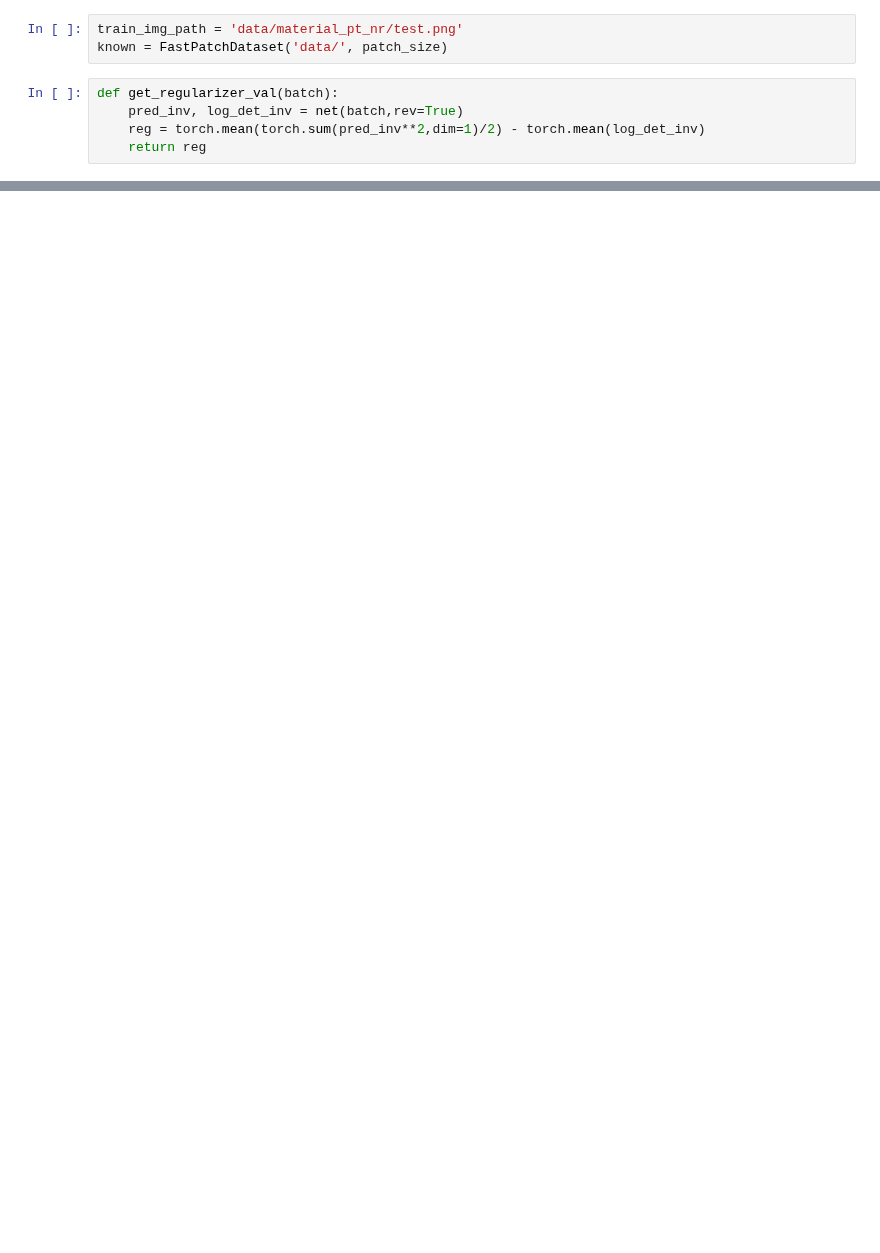
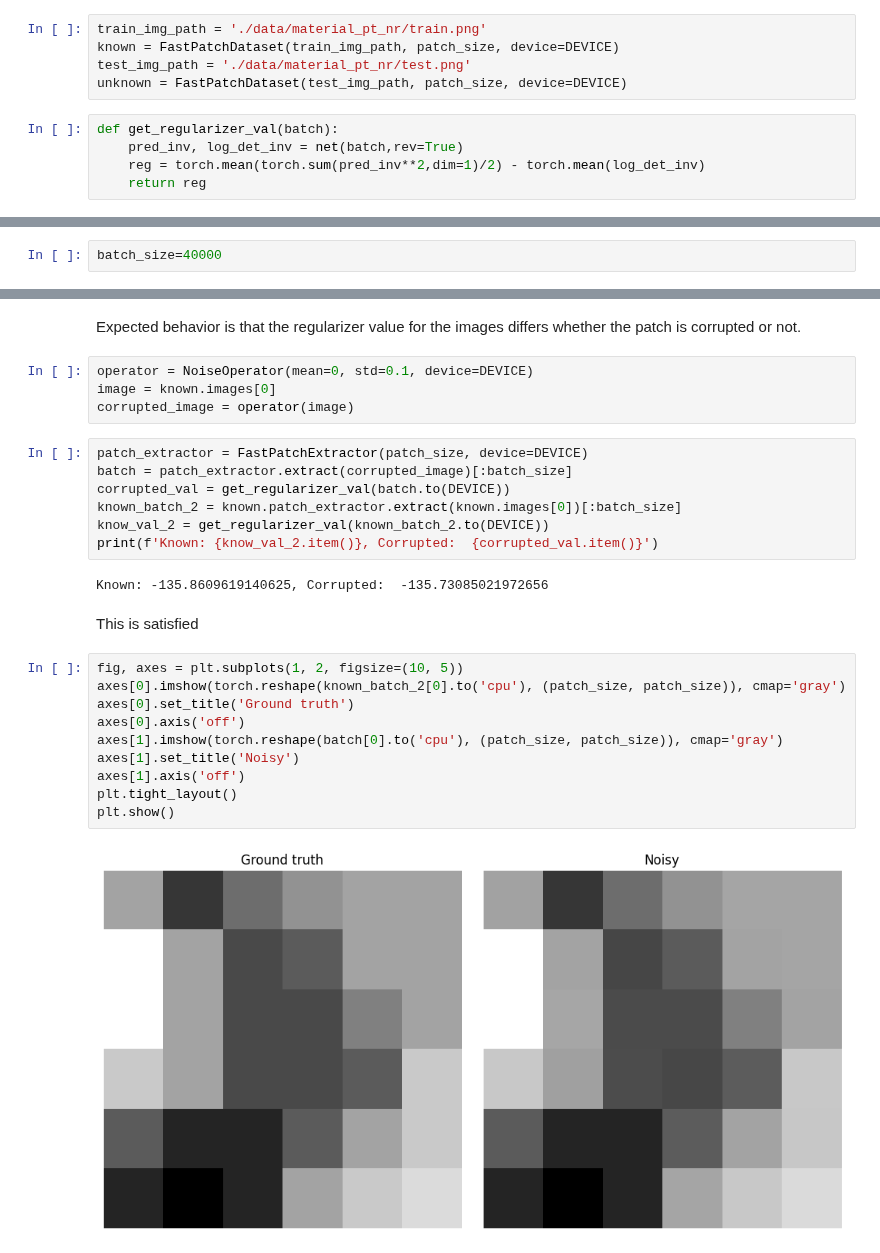
Before and after one commit to PaulBuechler-git/nf-for-inv-problems, a Jupyter notebook: prior_eval.ipynb, the cells around one changed output, grey strips where cells are left out. Drawn from its saved outputs; the diff is of its cells as text; blank space fills up the shorter version.

```diff
--- a/prior_eval.ipynb
+++ b/prior_eval.ipynb
@@ -21,6 +40,8 @@ net.load_state_dict(weights['net_state_dict'])
 # %%
-train_img_path = 'data/material_pt_nr/test.png'
-known = FastPatchDataset('data/', patch_size)
+train_img_path = './data/material_pt_nr/train.png'
+known = FastPatchDataset(train_img_path, patch_size, device=DEVICE)
+test_img_path = './data/material_pt_nr/test.png'
+unknown = FastPatchDataset(test_img_path, patch_size, device=DEVICE)
 # %%
 def get_regularizer_val(batch):
     pred_inv, log_det_inv = net(batch,rev=True)
@@ -33,0 +50,2 @@ TypeError: FastPatchDataset.get_batch() missing 1 required positional argument:
+# %%
+batch_size=40000
@@ -33,0 +60,29 @@ TypeError: FastPatchDataset.get_batch() missing 1 required positional argument:
+# %% [markdown]
+Expected behavior is that the regularizer value for the images differs whether the patch is corrupted or not.
+# %%
+operator = NoiseOperator(mean=0, std=0.1, device=DEVICE)
+image = known.images[0]
+corrupted_image = operator(image)
+# %%
+patch_extractor = FastPatchExtractor(patch_size, device=DEVICE)
+batch = patch_extractor.extract(corrupted_image)[:batch_size]
+corrupted_val = get_regularizer_val(batch.to(DEVICE))
+known_batch_2 = known.patch_extractor.extract(known.images[0])[:batch_size]
+know_val_2 = get_regularizer_val(known_batch_2.to(DEVICE))
+print(f'Known: {know_val_2.item()}, Corrupted:  {corrupted_val.item()}')
+# %% [output]
+Known: -135.8609619140625, Corrupted:  -135.73085021972656
+# %% [markdown]
+This is satisfied
+# %%
+fig, axes = plt.subplots(1, 2, figsize=(10, 5))
+axes[0].imshow(torch.reshape(known_batch_2[0].to('cpu'), (patch_size, patch_size)), cmap='gray')
+axes[0].set_title('Ground truth')
+axes[0].axis('off')
+axes[1].imshow(torch.reshape(batch[0].to('cpu'), (patch_size, patch_size)), cmap='gray')
+axes[1].set_title('Noisy')
+axes[1].axis('off')
+plt.tight_layout()
+plt.show()
+# %% [output]
+[figure, added]
```
Also changed, not shown: parts of 7 cells of this notebook, 2 other files.
